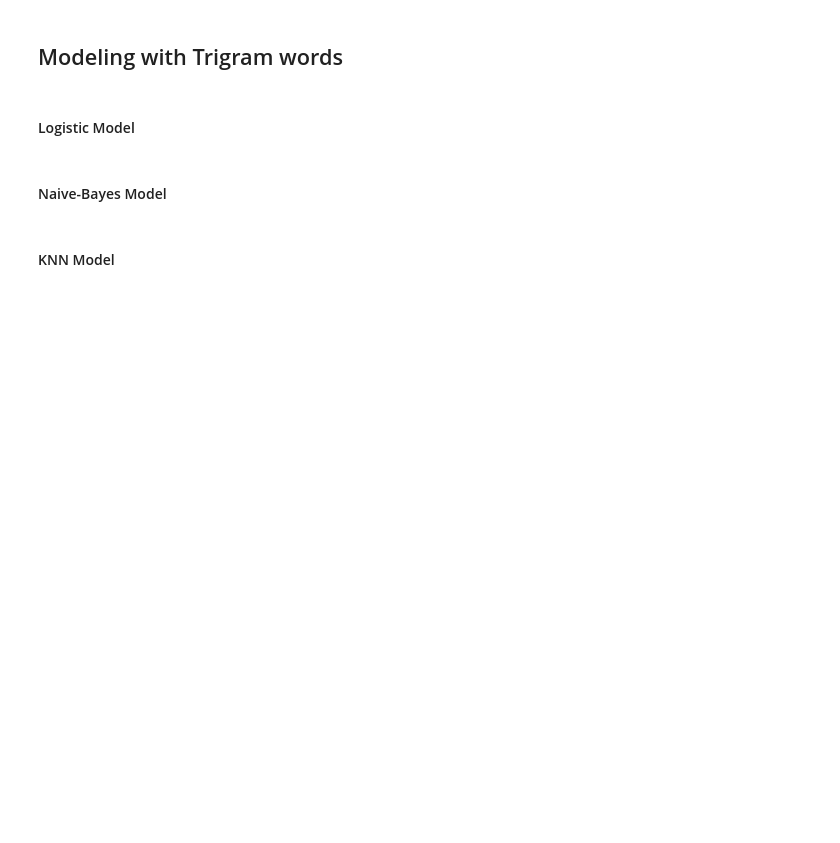
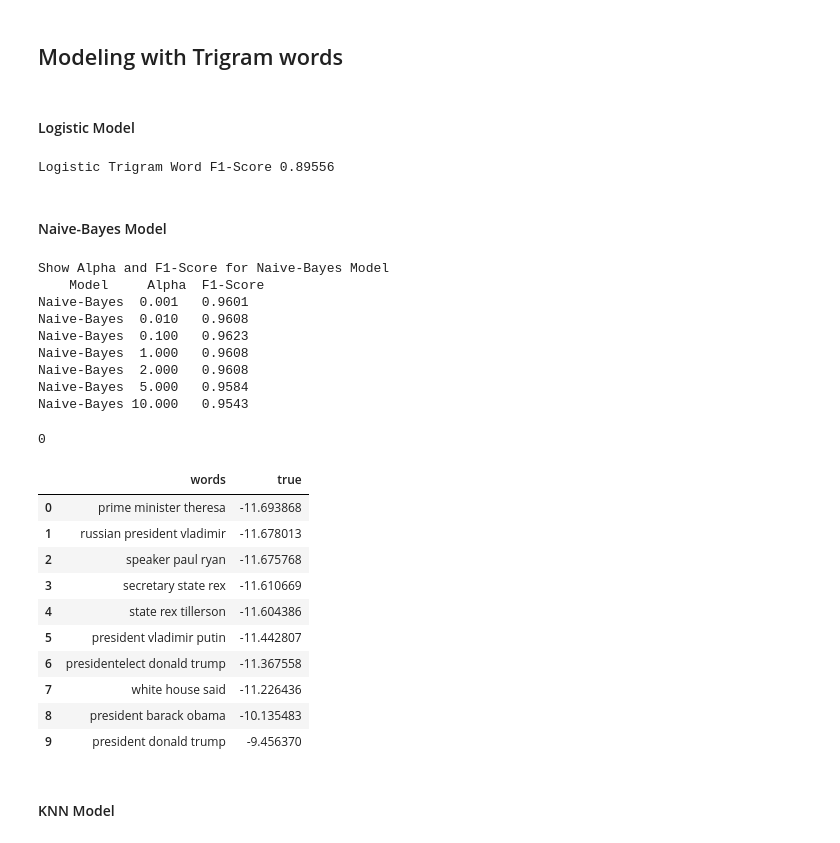
Before and after one commit to akikoiwamizu/w207-project, a Jupyter notebook: baseline_submission.ipynb, the cells around one changed output. Drawn from its saved outputs; the diff is of its cells as text; code cells hidden in the pictures; blank space fills up the shorter version.

```diff
--- a/baseline_submission.ipynb
+++ b/baseline_submission.ipynb
@@ -640,35 +714,59 @@ model_lr_3=LogisticRegression(solver="liblinear", multi_class="auto")
 model_lr_3.fit(X_train,y_train)
 y_pred=model_lr_3.predict(X_test)
 f1_score_3=round(metrics.f1_score(y_test,y_pred,average="weighted"),5)
-print('Logistic Trigram Word F1-Score',f1_score)
+print('Logistic Trigram Word F1-Score',f1_score_3)
+# %% [output]
+Logistic Trigram Word F1-Score 0.89556
 # %% [markdown]
 <h4> Naive-Bayes Model </h4>
 # %%
 df_alpha_stats_3=pd.DataFrame() #Create dataframe to hold alpha stats
 alpha=[.001,.01,.1,1,2,5,10] #alpha-values for testing for Naive-Bayes model
 for i in alpha:
     nb_stats={'Model':'Naive-Bayes','Alpha':None,'F1-Score':None}
     nb_stats['Alpha']=i
     nb_model=MultinomialNB(alpha=i)
     nb_model.fit(X_train,y_train)
     nb_pred=nb_model.predict(X_test) #Predict on dev dataset
     nb_model_f1=metrics.f1_score(y_test,nb_pred,average="weighted") #Get f1-score based on the dev labels and predicted values
     nb_stats['F1-Score']=round(nb_model_f1,4) #Make it pretty
     df_alpha_stats_3=df_alpha_stats_3.append(nb_stats,ignore_index=True)  #place the values in dataframe
 print('\nShow Alpha and F1-Score for Naive-Bayes Model','\n',df_alpha_stats_3.to_string(index=False,justify='center'))
 
 weights=nb_model.coef_
 sorted_weights=np.argsort(weights)[:,-10:].flatten()
 topic_words=cv_3.get_feature_names_out()[sorted_weights]
 categories=['true','fake']
 topics=categories#set the topics to place in the dataframe
-df_topics=pd.DataFrame() #create dataframe
-df_topics['words']=pd.DataFrame(topic_words) #create the column of words for the top 20 words in each category
+df_topics_nb_3=pd.DataFrame() #create dataframe
+df_topics_nb_3['words']=pd.DataFrame(topic_words) #create the column of words for the top 20 words in each category
 for i in range(1): #create for loop to go through the topics
     print(i)
     specific_weight=weights[i][sorted_weights] #Get the specific weight for that word
-    df_topics[topics[i]]=pd.DataFrame(specific_weight,columns=[topics[i]]) #Place the word and topics in the row
-display(df_topics)
+    df_topics_nb_3[topics[i]]=pd.DataFrame(specific_weight,columns=[topics[i]]) #Place the word and topics in the row
+display(df_topics_nb_3)
+# %% [output]
+Show Alpha and F1-Score for Naive-Bayes Model
+    Model     Alpha  F1-Score
+Naive-Bayes  0.001   0.9601
+Naive-Bayes  0.010   0.9608
+Naive-Bayes  0.100   0.9623
+Naive-Bayes  1.000   0.9608
+Naive-Bayes  2.000   0.9608
+Naive-Bayes  5.000   0.9584
+Naive-Bayes 10.000   0.9543
+0
+|  | words | true |
+| 0 | prime minister theresa | -11.693868 |
+| 1 | russian president vladimir | -11.678013 |
+| 2 | speaker paul ryan | -11.675768 |
+| 3 | secretary state rex | -11.610669 |
+| 4 | state rex tillerson | -11.604386 |
+| 5 | president vladimir putin | -11.442807 |
+| 6 | presidentelect donald trump | -11.367558 |
+| 7 | white house said | -11.226436 |
+| 8 | president barack obama | -10.135483 |
+| 9 | president donald trump | -9.456370 |
 # %% [markdown]
 <h4> KNN Model </h4>
 # %%
```
Also changed, not shown: parts of 12 cells of this notebook.
